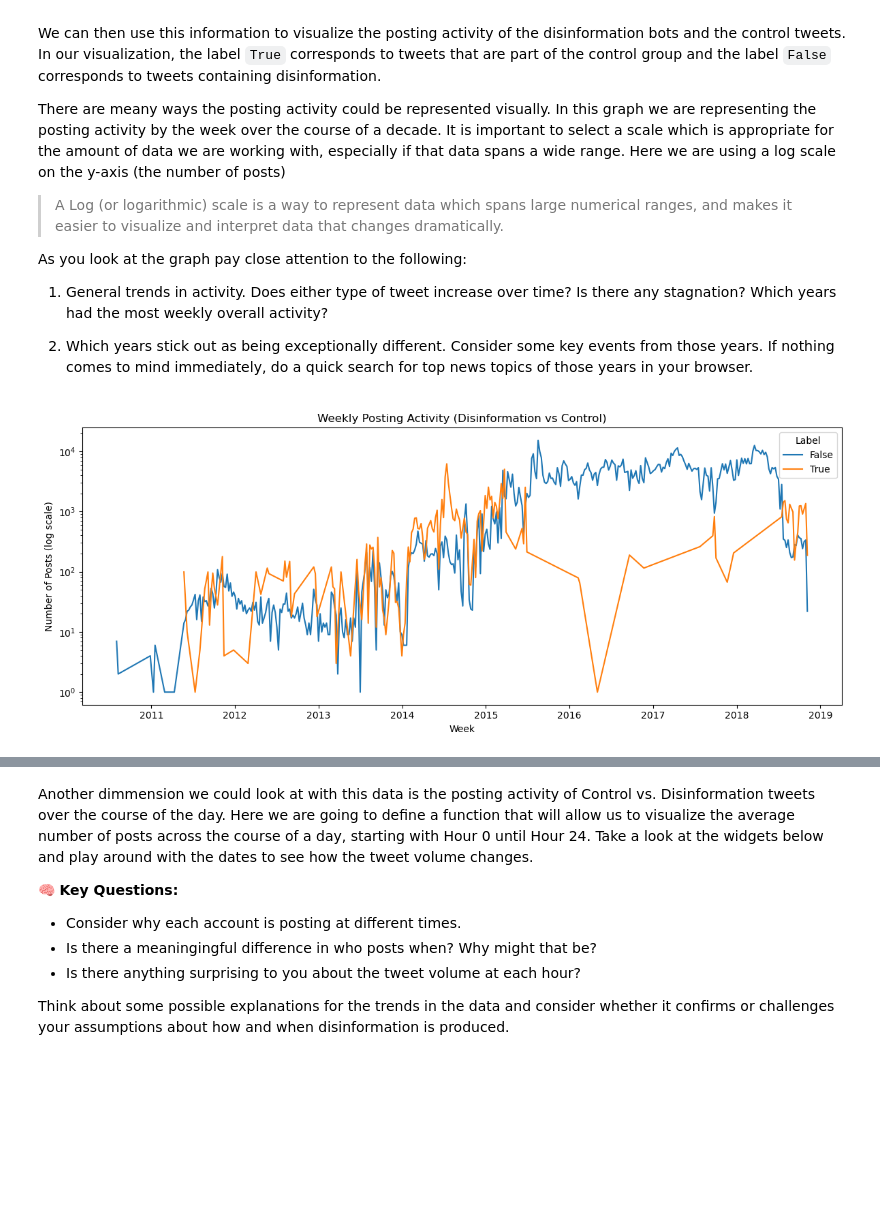
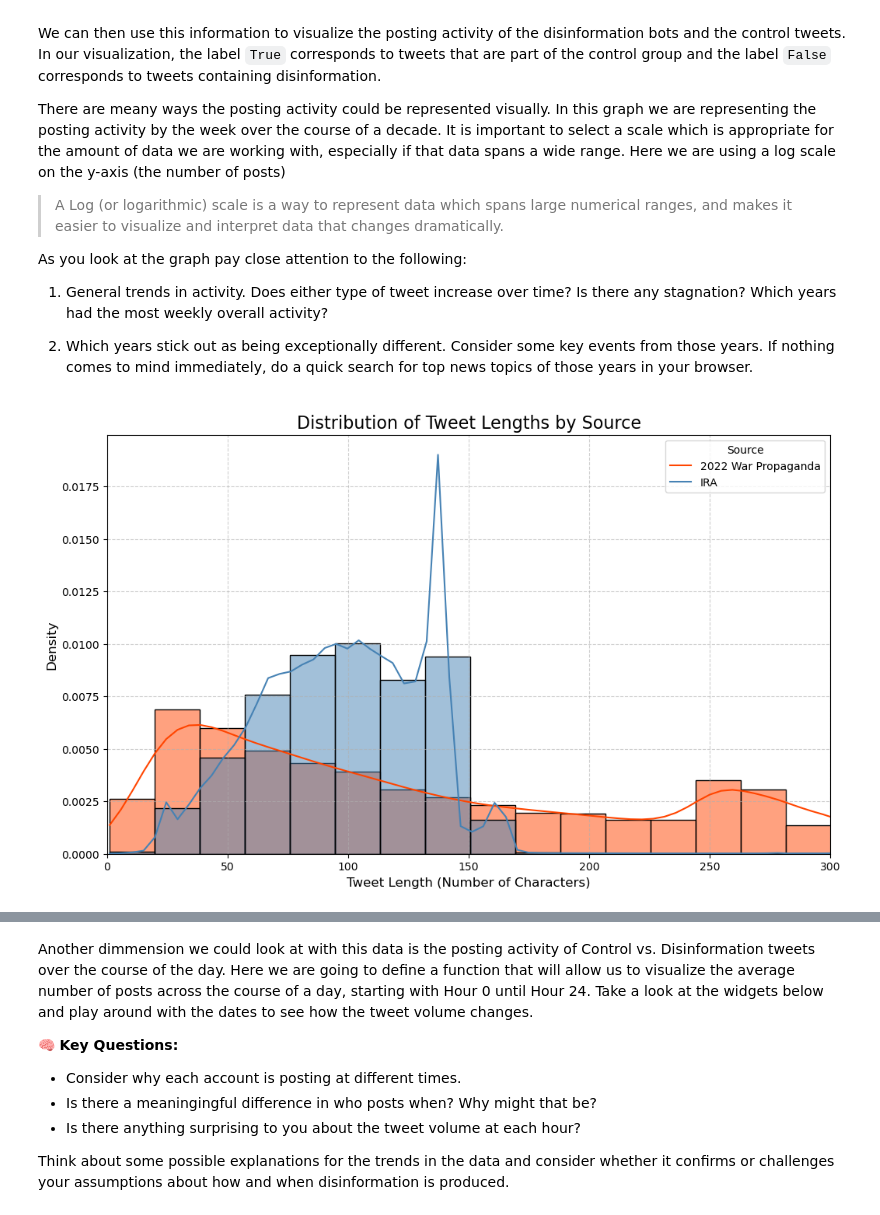
Before and after one commit to ubcecon/praxis-ubc, a Jupyter notebook: soci_270/soci_270_bert.ipynb, the cells around one changed output, grey strips where cells are left out. Drawn from its saved outputs; the diff is of its cells as text; code cells hidden in the pictures; blank space fills up the shorter version.

```diff
--- a/soci_270/soci_270_bert.ipynb
+++ b/soci_270/soci_270_bert.ipynb
@@ -119,8 +148,5 @@ Now, take a look a the output of this block and identify the number of disinform
 # %%
-tweets = pd.read_csv("soci_270/russian_disinformation_tweets.csv")
+tweets = pd.read_csv("data/combined_disinformation_dataset.csv")
 
 print(tweets.columns)
-print(len(tweets[tweets["is_control"] == False]))
-print(len(tweets[tweets["is_control"] == True]))
-tweets = tweets.rename(columns={"post_text": "text", "is_control": "labels"})
 # %% [output]
@@ -170,27 +221,21 @@ As you look at the graph pay close attention to the following:
 1. General trends in activity. Does either type of tweet increase over time? Is there any stagnation? Which years had the most weekly overall activity?
 
 2. Which years stick out as being exceptionally different. Consider some key events from those years. If nothing comes to mind immediately, do a quick search for top news topics of those years in your browser.
-# %%
-tweets['post_time'] = pd.to_datetime(tweets['post_time'], errors='coerce')
-tweets['post_date'] = tweets['post_time'].dt.date
-tweets['post_hour'] = tweets['post_time'].dt.hour
-tweets['week'] = tweets['post_time'].dt.to_period('W').apply(lambda r: r.start_time)
-tweets['follow_ratio'] = tweets['follower_count'] / (tweets['following_count'].replace(0, 1))   # follower/following ratio
-# %%
-tweets['account_type'] = tweets['labels'].map({True: 'Control', False: 'IO'})
-# %%
-
-weekly_counts = tweets.groupby(['week', 'labels']).size().reset_index(name='count')
-
-plt.figure(figsize=(12, 5))
-sns.lineplot(data=weekly_counts, x='week', y='count', hue='labels')
-
-plt.yscale('log')
-plt.title("Weekly Posting Activity (Disinformation vs Control)")
-plt.xlabel("Week")
-plt.ylabel("Number of Posts (log scale)")
-plt.legend(title="Label")
-plt.tight_layout()
-plt.show()
-# %% [output]
-[figure, removed]
+# %%
+propaganda_df = tweets[(tweets['label'] == 1) & (tweets['text'].notna())].copy()
+propaganda_df['tweet_length'] = propaganda_df['text'].str.len()
+
+plt.figure(figsize=(12, 7))
+sns.histplot(data=propaganda_df, x='tweet_length', hue='source',
+             kde=True, common_norm=False, stat='density',
+             bins=50, palette={'ira': 'steelblue', 'war_propaganda': 'orangered'})
+
+plt.title('Distribution of Tweet Lengths by Source', fontsize=16)
+plt.xlabel('Tweet Length (Number of Characters)', fontsize=12)
+plt.ylabel('Density', fontsize=12)
+plt.xlim(0, 300) # The majority of tweets are under 280 characters
+plt.legend(title='Source', labels=['2022 War Propaganda', 'IRA'])
+plt.grid(True, linestyle='--', alpha=0.6)
+plt.show()
+# %% [output]
+[figure, added]
```
Also changed, not shown: parts of 30 cells of this notebook.
